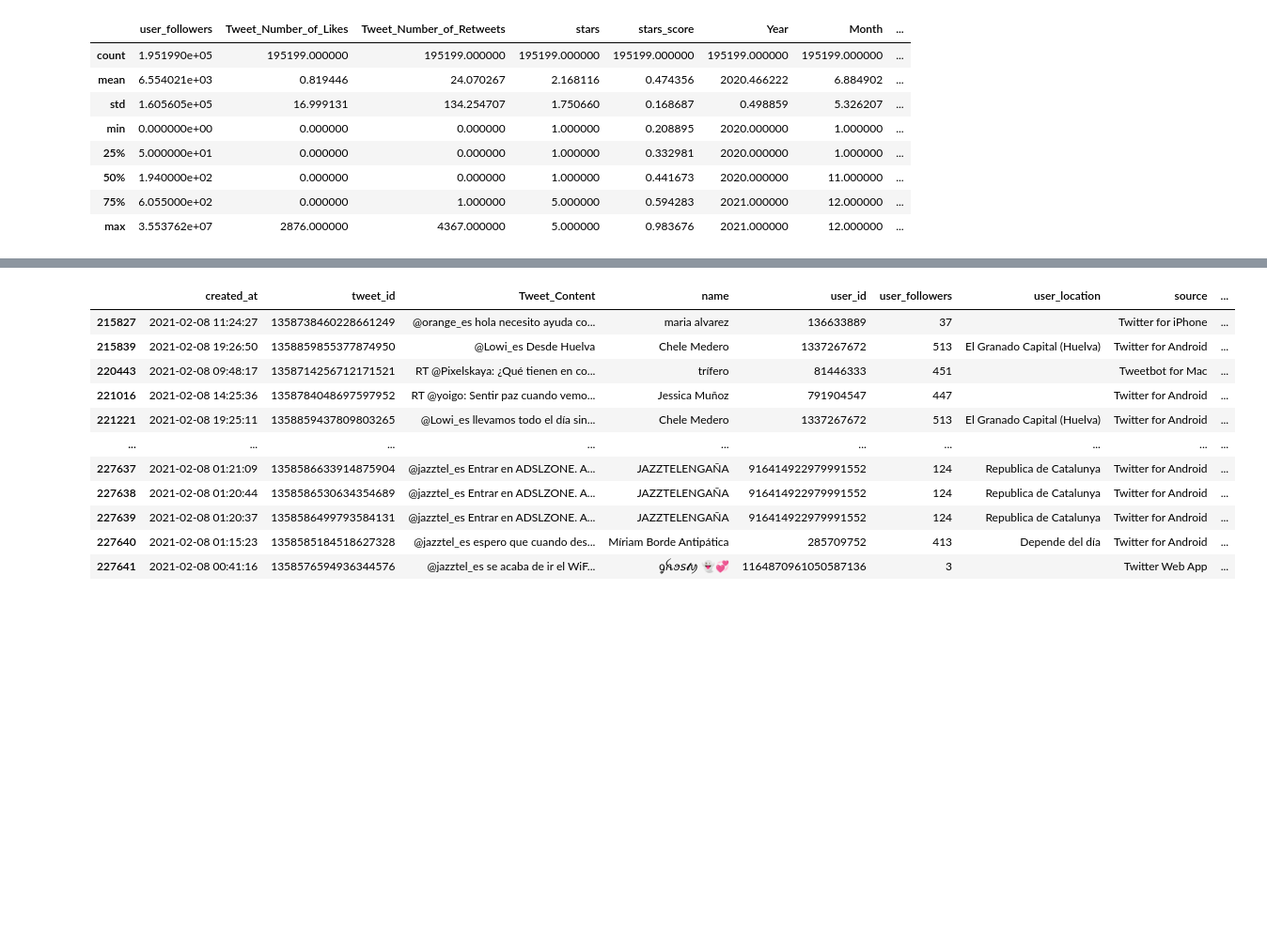
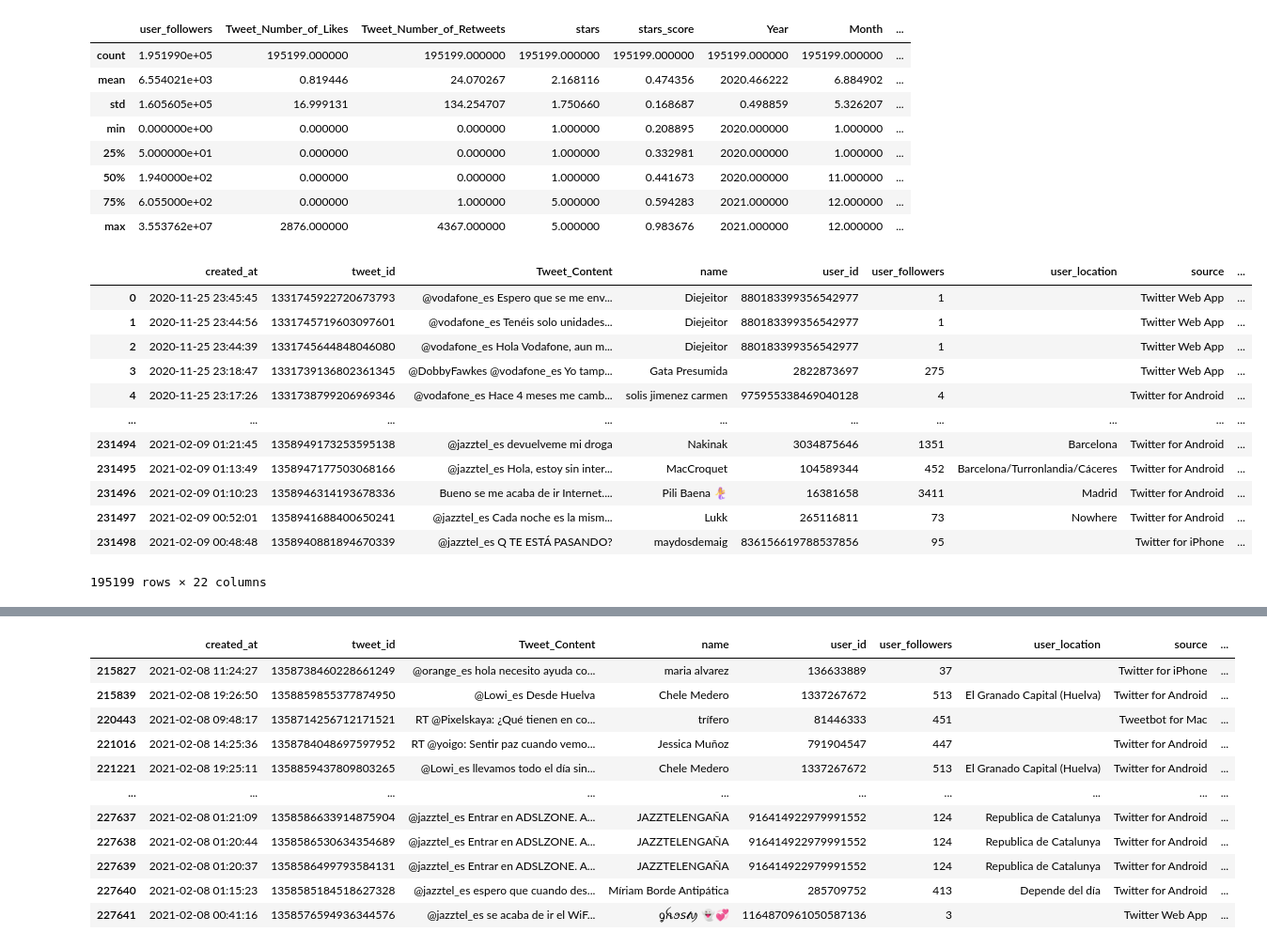
Before and after one commit to carpiero/Sentiment_Spanish_Operator, a Jupyter notebook: Notebooks/Notebook_006_remote.ipynb, the cells around one changed output, grey strips where cells are left out. Shown at 94% size. Saved outputs shown, nothing was run; the diff lists cells and outputs as text; code cells hidden in the pictures; blank space fills up the shorter version.

```diff
--- a/Notebooks/Notebook_006_remote.ipynb
+++ b/Notebooks/Notebook_006_remote.ipynb
@@ -52,3 +52,19 @@ df.describe()
 | 50% | 1.940000e+02 | 0.000000 | 0.000000 | 1.000000 | 0.441673 | 2020.000000 | 11.000000 | ... |
 | 75% | 6.055000e+02 | 0.000000 | 1.000000 | 5.000000 | 0.594283 | 2021.000000 | 12.000000 | ... |
 | max | 3.553762e+07 | 2876.000000 | 4367.000000 | 5.000000 | 0.983676 | 2021.000000 | 12.000000 | ... |
+# %%
+df_total
+# %% [output]
+|  | created_at | tweet_id | Tweet_Content | name | user_id | user_followers | user_location | source | ... |
+| 0 | 2020-11-25 23:45:45 | 1331745922720673793 | @vodafone_es Espero que se me env... | Diejeitor | 880183399356542977 | 1 |  | Twitter Web App | ... |
+| 1 | 2020-11-25 23:44:56 | 1331745719603097601 | @vodafone_es Tenéis solo unidades... | Diejeitor | 880183399356542977 | 1 |  | Twitter Web App | ... |
+| 2 | 2020-11-25 23:44:39 | 1331745644848046080 | @vodafone_es Hola Vodafone, aun m... | Diejeitor | 880183399356542977 | 1 |  | Twitter Web App | ... |
+| 3 | 2020-11-25 23:18:47 | 1331739136802361345 | @DobbyFawkes @vodafone_es Yo tamp... | Gata Presumida | 2822873697 | 275 |  | Twitter Web App | ... |
+| 4 | 2020-11-25 23:17:26 | 1331738799206969346 | @vodafone_es Hace 4 meses me camb... | solis jimenez carmen | 975955338469040128 | 4 |  | Twitter for Android | ... |
+| ... | ... | ... | ... | ... | ... | ... | ... | ... | ... |
+| 231494 | 2021-02-09 01:21:45 | 1358949173253595138 | @jazztel_es devuelveme mi droga | Nakinak | 3034875646 | 1351 | Barcelona | Twitter for Android | ... |
+| 231495 | 2021-02-09 01:13:49 | 1358947177503068166 | @jazztel_es Hola, estoy sin inter... | MacCroquet | 104589344 | 452 | Barcelona/Turronlandia/Cáceres | Twitter for Android | ... |
+| 231496 | 2021-02-09 01:10:23 | 1358946314193678336 | Bueno se me acaba de ir Internet.... | Pili Baena 🧜‍♀️ | 16381658 | 3411 | Madrid | Twitter for Android | ... |
+| 231497 | 2021-02-09 00:52:01 | 1358941688400650241 | @jazztel_es Cada noche es la mism... | Lukk | 265116811 | 73 | Nowhere | Twitter for Android | ... |
+| 231498 | 2021-02-09 00:48:48 | 1358940881894670339 | @jazztel_es Q TE ESTÁ PASANDO? | maydosdemaig | 836156619788537856 | 95 |  | Twitter for iPhone | ... |
+195199 rows × 22 columns
```
Also changed, not shown: parts of 1 cell of this notebook, 3 other files.
